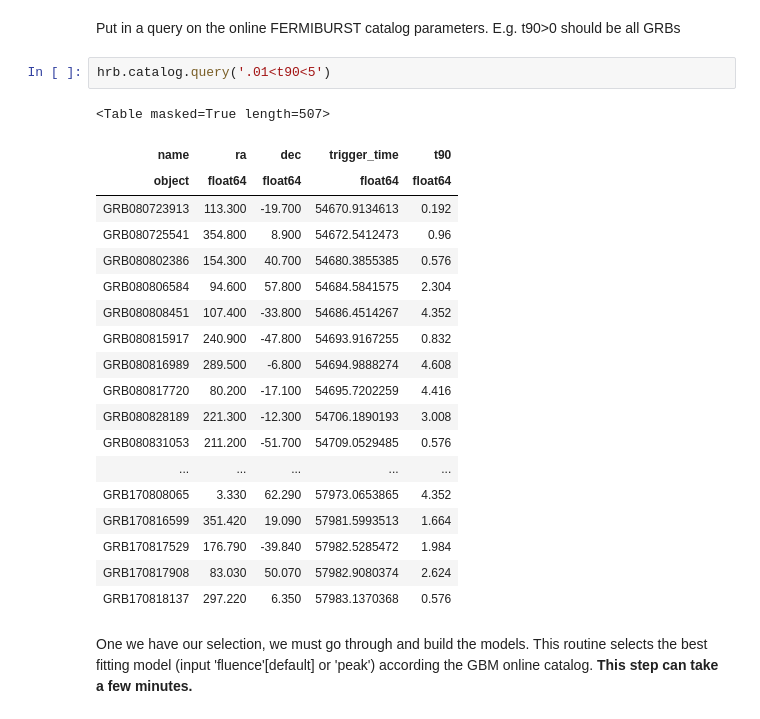
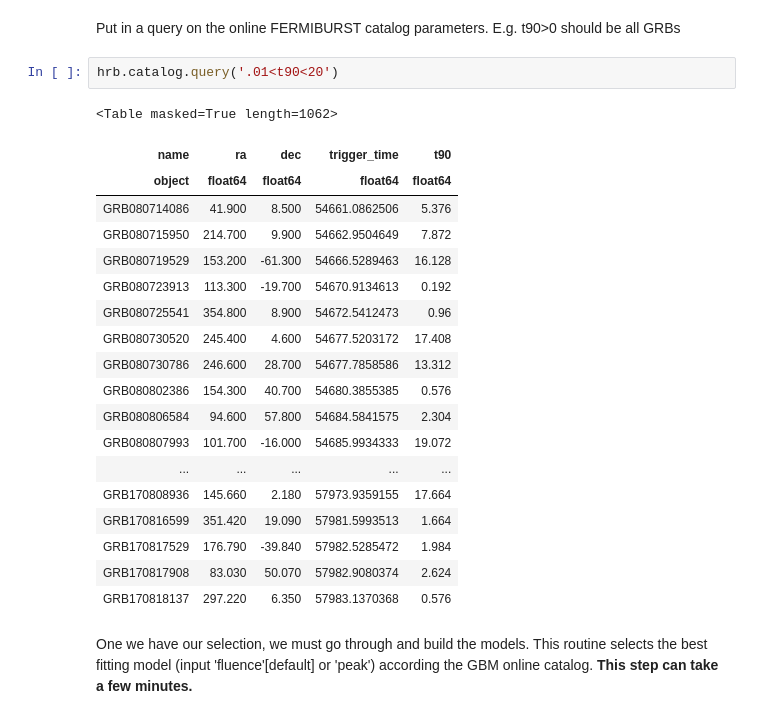
Before and after one commit to grburgess/pyhardrat, a Jupyter notebook: examples/demo.ipynb, the cells around one changed output. Cells and saved outputs as stored; diff of their text form.

```diff
--- a/examples/demo.ipynb
+++ b/examples/demo.ipynb
@@ -13,23 +13,23 @@ hrb = HardnessDurationBuilder()
 # %% [markdown]
 Put in a query on the online FERMIBURST catalog parameters. E.g. t90>0 should be all GRBs
 # %%
-hrb.catalog.query('.01<t90<5')
+hrb.catalog.query('.01<t90<20')
 # %% [output]
-<Table masked=True length=507>
+<Table masked=True length=1062>
 | name | ra | dec | trigger_time | t90 |
 | object | float64 | float64 | float64 | float64 |
+| GRB080714086 | 41.900 | 8.500 | 54661.0862506 | 5.376 |
+| GRB080715950 | 214.700 | 9.900 | 54662.9504649 | 7.872 |
+| GRB080719529 | 153.200 | -61.300 | 54666.5289463 | 16.128 |
 | GRB080723913 | 113.300 | -19.700 | 54670.9134613 | 0.192 |
 | GRB080725541 | 354.800 | 8.900 | 54672.5412473 | 0.96 |
+| GRB080730520 | 245.400 | 4.600 | 54677.5203172 | 17.408 |
+| GRB080730786 | 246.600 | 28.700 | 54677.7858586 | 13.312 |
 | GRB080802386 | 154.300 | 40.700 | 54680.3855385 | 0.576 |
 | GRB080806584 | 94.600 | 57.800 | 54684.5841575 | 2.304 |
-| GRB080808451 | 107.400 | -33.800 | 54686.4514267 | 4.352 |
-| GRB080815917 | 240.900 | -47.800 | 54693.9167255 | 0.832 |
-| GRB080816989 | 289.500 | -6.800 | 54694.9888274 | 4.608 |
-| GRB080817720 | 80.200 | -17.100 | 54695.7202259 | 4.416 |
-| GRB080828189 | 221.300 | -12.300 | 54706.1890193 | 3.008 |
-| GRB080831053 | 211.200 | -51.700 | 54709.0529485 | 0.576 |
+| GRB080807993 | 101.700 | -16.000 | 54685.9934333 | 19.072 |
 | ... | ... | ... | ... | ... |
-| GRB170808065 | 3.330 | 62.290 | 57973.0653865 | 4.352 |
+| GRB170808936 | 145.660 | 2.180 | 57973.9359155 | 17.664 |
 | GRB170816599 | 351.420 | 19.090 | 57981.5993513 | 1.664 |
 | GRB170817529 | 176.790 | -39.840 | 57982.5285472 | 1.984 |
 | GRB170817908 | 83.030 | 50.070 | 57982.9080374 | 2.624 |
```
Also changed, not shown: parts of 1 cell of this notebook.
